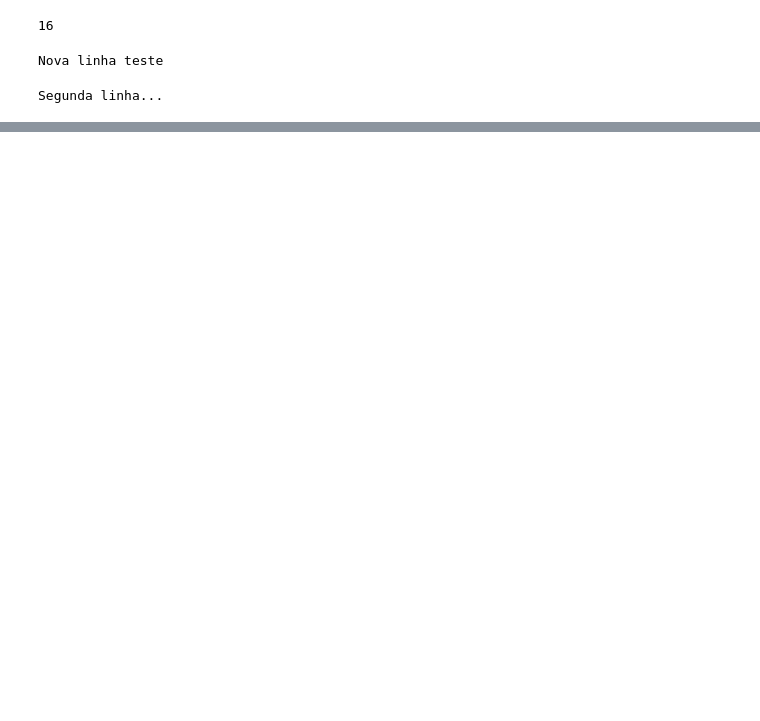
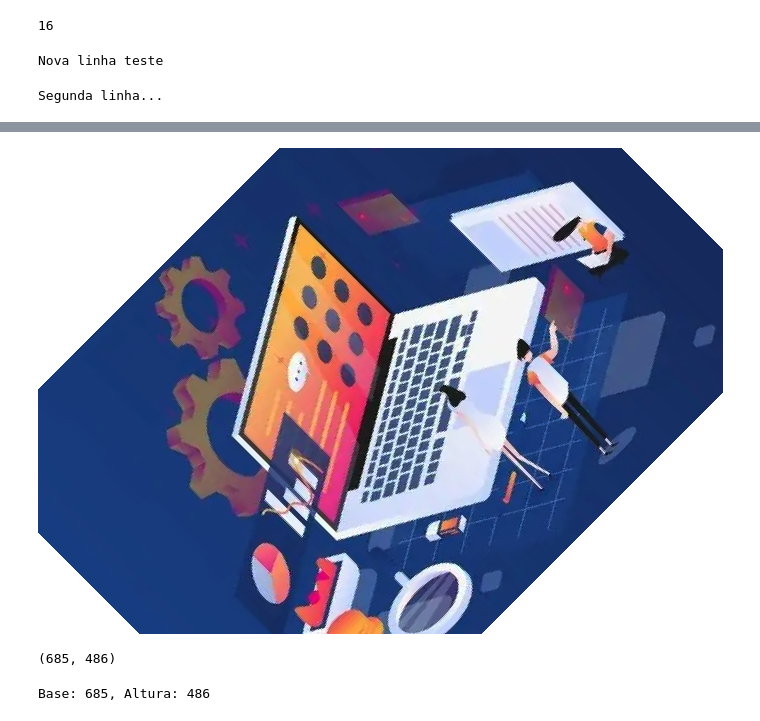
Before and after one commit to armandossrecife/lp20232, a Jupyter notebook: python_e_arquivos.ipynb, the cells around one changed output, grey strips where cells are left out. Drawn from its saved outputs; the diff is of its cells as text; code cells hidden in the pictures; blank space fills up the shorter version.

```diff
--- a/python_e_arquivos.ipynb
+++ b/python_e_arquivos.ipynb
@@ -206,0 +306,17 @@ Codename:       focal
+# %%
+out_45 = my_image.rotate(45)
+# %%
+# Mostra o resultado da operacao de rotation
+out_45
+# %% [output]
+[figure, added]
+# %%
+my_image_size = my_image.size
+print(my_image_size)
+# %% [output]
+(685, 486)
+# %%
+base, altura = my_image.size
+print(f'Base: {base}, Altura: {altura}')
+# %% [output]
+Base: 685, Altura: 486
```
Also changed, not shown: parts of 49 cells of this notebook.
